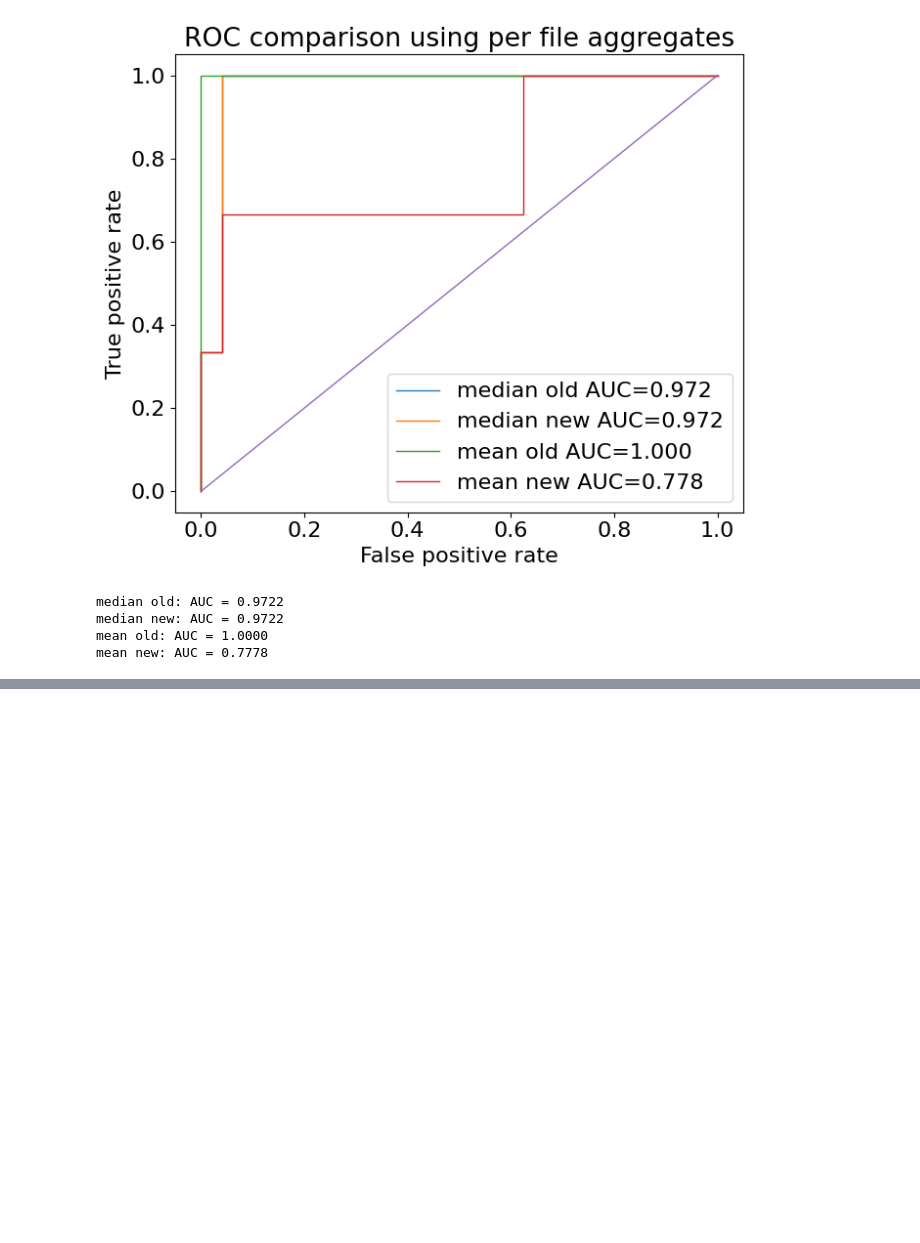
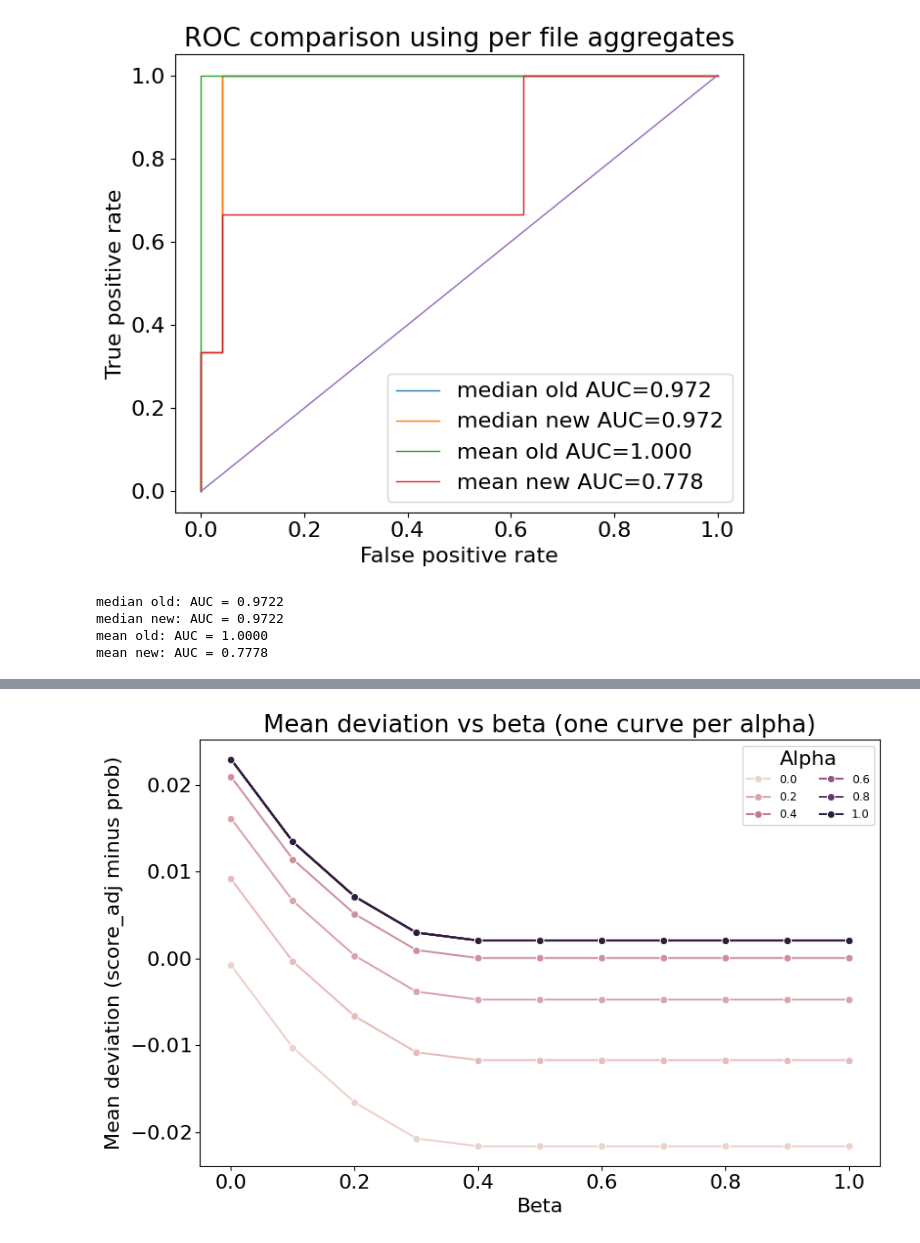
Before and after one commit to tuonglab/gnn_release, a Jupyter notebook: clonal_frequency_scoring/final_method_seekgene.ipynb, the cells around one changed output, grey strips where cells are left out. Drawn from its saved outputs; the diff is of its cells as text; code cells hidden in the pictures; blank space fills up the shorter version.

```diff
--- a/clonal_frequency_scoring/final_method_seekgene.ipynb
+++ b/clonal_frequency_scoring/final_method_seekgene.ipynb
@@ -628,0 +658,99 @@ mean new: AUC = 0.7778
+# %%
+import numpy as np
+import pandas as pd
+import matplotlib.pyplot as plt
+import seaborn as sns
+import matplotlib.ticker as mticker
+
+# 1) Grids
+# alpha and beta in 0.1 increments from 0.0 to 1.0
+alpha_values = np.round(np.arange(0, 1.01, 0.1), 1)
+beta_values  = np.round(np.arange(0, 1.01, 0.1), 1)
+
+
+# 2) Baselines over all rows
+prob_mean   = combined_df["prob"].mean()
+prob_median = combined_df["prob"].median()
+
+# 3) Sweep alpha and beta, collect global mean and median of score_adj
+rows = []
+for a in alpha_values:
+    for b in beta_values:
+        S, R = combined_score_sample_capped(
+            P=combined_df["prob"].values,
+            F_raw=combined_df["CloneFreq"].values,
+            t_P=0.5,
+            t_R=0.5,
+            alpha=float(a),
+            beta=float(b),
+            delta_max=0.2,
+            floor=0.01,
+            ceil=0.99,
+        )
+        rows.append({
+            "alpha": float(a),
+            "beta": float(b),
+            "score_mean": float(np.mean(S)),
+            "score_median": float(np.median(S)),
+        })
+
+results_df = pd.DataFrame(rows)
+
+# 4) Deviations from original prob baselines
+results_df["dev_mean_abs"]   = results_df["score_mean"]   - prob_mean
+results_df["dev_median_abs"] = results_df["score_median"] - prob_median
+
+# Optional percent deviations
+# results_df["dev_mean_pct"]   = 100 * (results_df["score_mean"]   - prob_mean)   / (prob_mean if prob_mean != 0 else np.nan)
+# results_df["dev_median_pct"] = 100 * (results_df["score_median"] - prob_median) / (prob_median if prob_median != 0 else np.nan)
+
+# 5) Plot helpers
+def format_ticks(ax):
+    ax.xaxis.set_major_formatter(mticker.FormatStrFormatter("%.1f"))
+    ax.yaxis.set_major_formatter(mticker.ScalarFormatter(useMathText=True))
+
+# 6) Deviation vs beta for each alpha (mean and median)
+subset = results_df.copy()
+plt.figure(figsize=(9, 6))
+sns.lineplot(data=subset, x="beta", y="dev_mean_abs", hue="alpha", marker="o")
+plt.title("Mean deviation vs beta (one curve per alpha)")
+plt.xlabel("Beta")
+plt.ylabel("Mean deviation (score_adj minus prob)")
+format_ticks(plt.gca())
+plt.legend(title="Alpha", ncol=2, fontsize=9)
+plt.tight_layout()
+plt.show()
+
+plt.figure(figsize=(9, 6))
+sns.lineplot(data=subset, x="beta", y="dev_median_abs", hue="alpha", marker="o")
+plt.title("Median deviation vs beta (one curve per alpha)")
+plt.xlabel("Beta")
+plt.ylabel("Median deviation (score_adj minus prob)")
+format_ticks(plt.gca())
+plt.legend(title="Alpha", ncol=2, fontsize=9)
+plt.tight_layout()
+plt.show()
+
+# 7) Deviation vs alpha for each beta (mean and median)
+subset2 = results_df.copy()
+plt.figure(figsize=(9, 6))
+sns.lineplot(data=subset2, x="alpha", y="dev_mean_abs", hue="beta", marker="o")
+plt.title("Mean deviation vs alpha (one curve per beta)")
+plt.xlabel("Alpha")
+plt.ylabel("Mean deviation (score_adj minus prob)")
+format_ticks(plt.gca())
+plt.legend(title="Beta", ncol=2, fontsize=9)
+plt.tight_layout()
+plt.show()
+
+plt.figure(figsize=(9, 6))
+sns.lineplot(data=subset2, x="alpha", y="dev_median_abs", hue="beta", marker="o")
+plt.title("Median deviation vs alpha (one curve per beta)")
+plt.xlabel("Alpha")
+plt.ylabel("Median deviation (score_adj minus prob)")
+format_ticks(plt.gca())
+plt.legend(title="Beta", ncol=2, fontsize=9)
+plt.tight_layout()
+plt.show()
+# %% [output]
+[figure, added]
```
Also changed, not shown: parts of 3 cells of this notebook, 12 other files.
